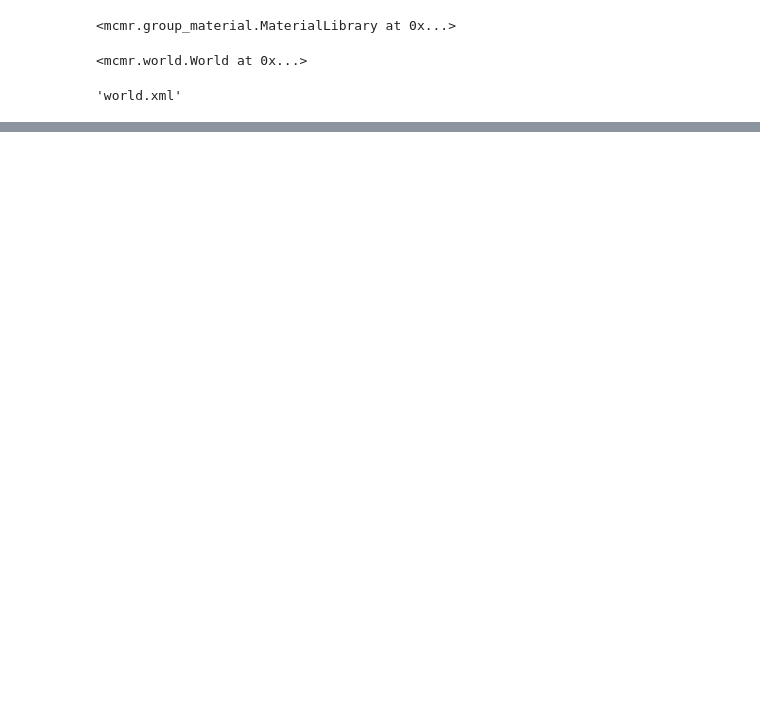
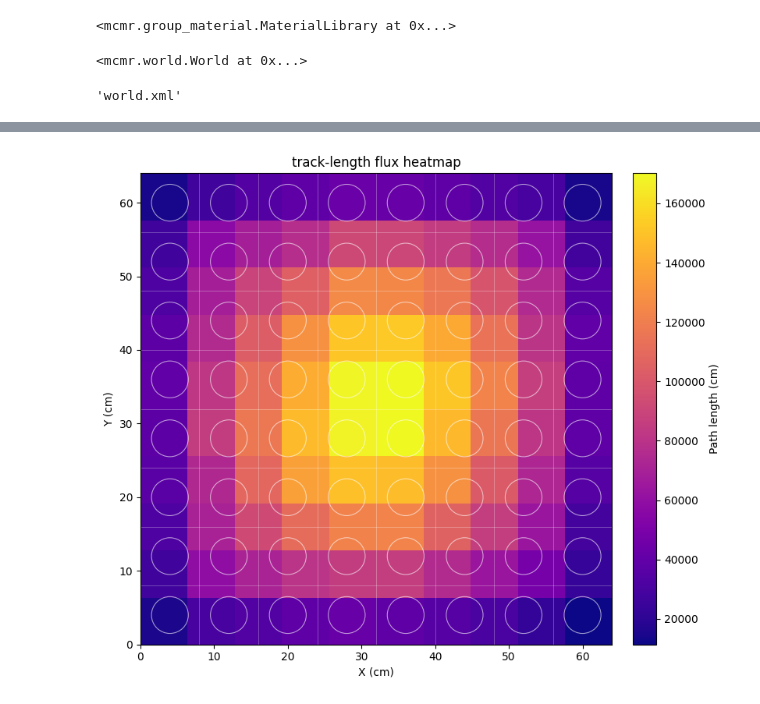
Before and after one commit to DrakinoTora/MCMR, a Jupyter notebook: demo/MG manual/manual_group.ipynb, the cells around one changed output, grey strips where cells are left out. Drawn from its saved outputs; the diff is of its cells as text; code cells hidden in the pictures; blank space fills up the shorter version.

```diff
--- a/demo/MG manual/manual_group.ipynb
+++ b/demo/MG manual/manual_group.ipynb
@@ -131 +135,5 @@ plotter.plot_absorption_heatmap(world_xml="world.xml")
+# %%
+plotter.plot_flux_heatmap(world_xml="world.xml")
+# %% [output]
+[figure, added]
 # %%
```
Also changed, not shown: parts of 6 cells of this notebook, 10 other files.
